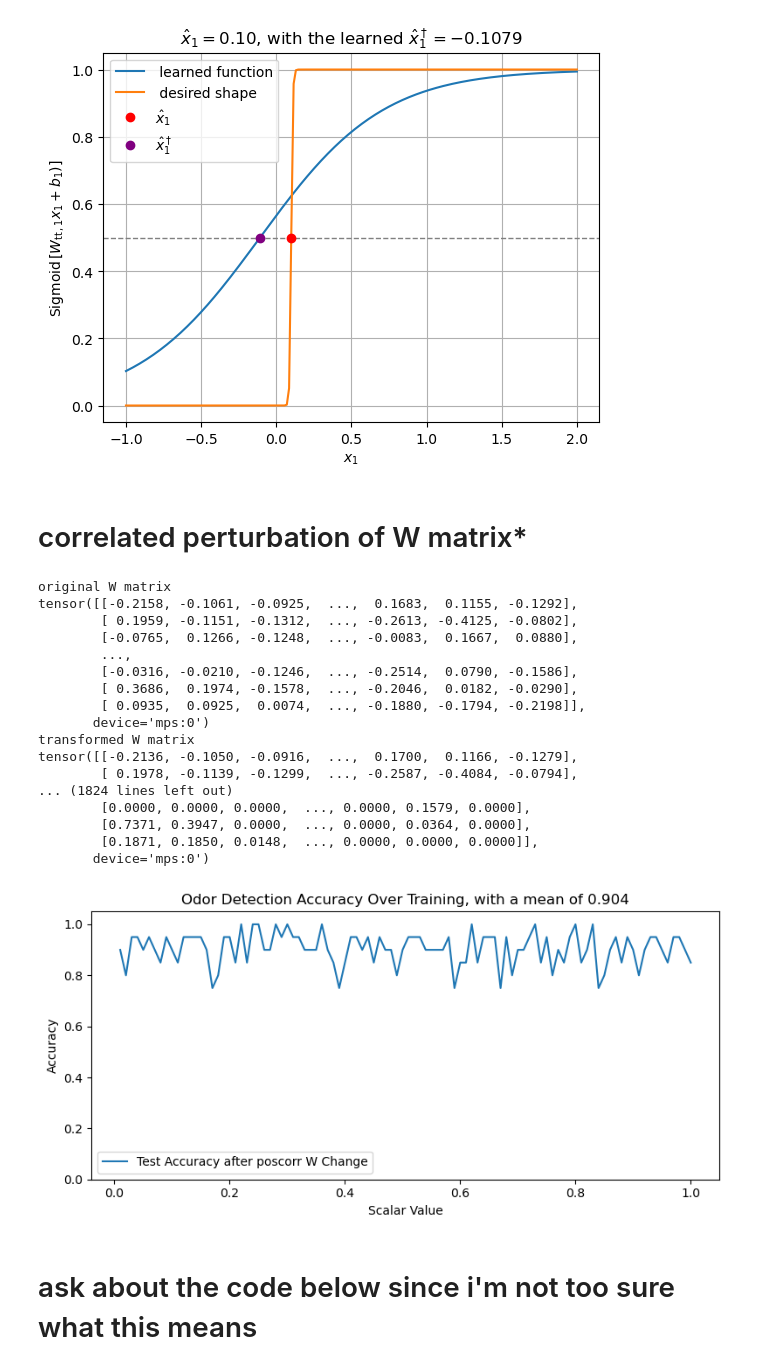
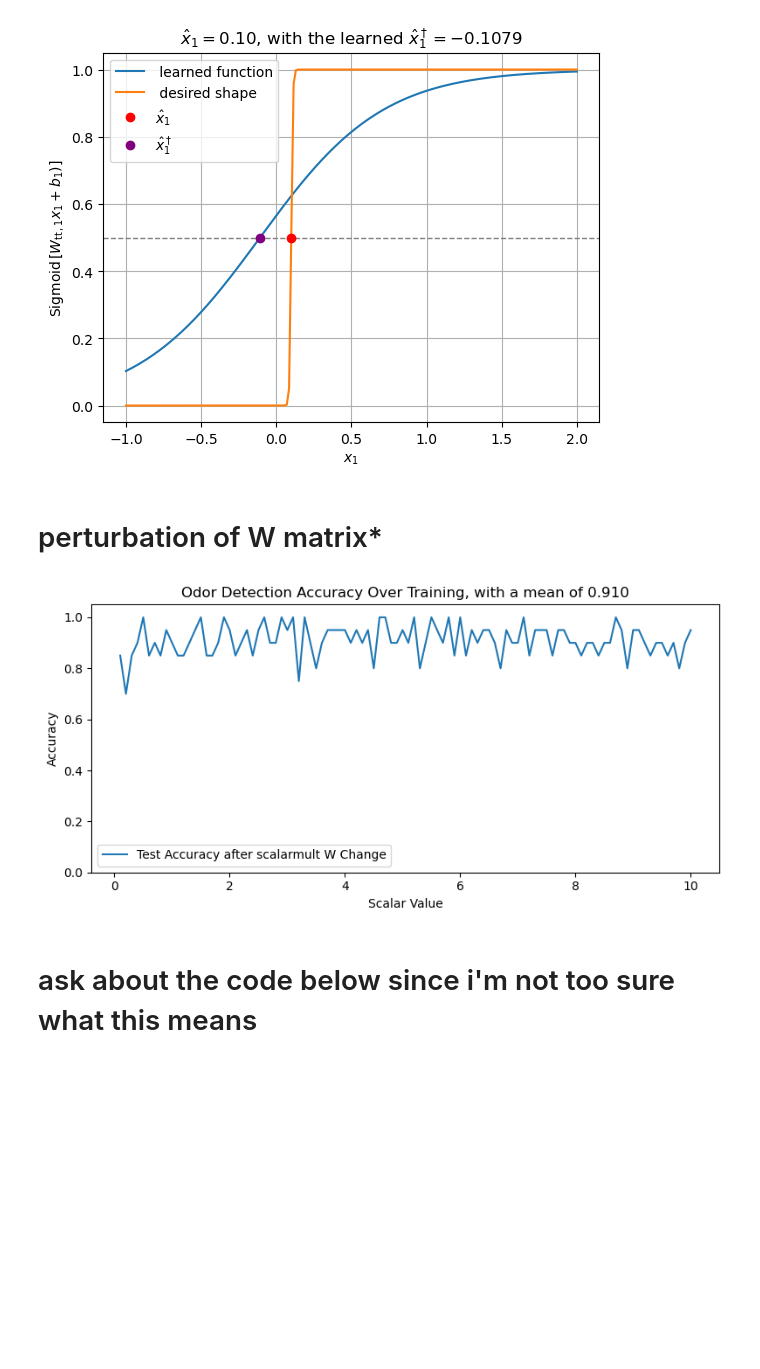
Before and after one commit to EricYXu/Murthy_NeuralNetwork, a Jupyter notebook: 2_sorted_out_variant_one_layer/enose_odor_detection_eric.ipynb, the cells around one changed output. Drawn from its saved outputs; the diff is of its cells as text; code cells hidden in the pictures; blank space fills up the shorter version.

Commit message:
Added more W matrix perturbation results

```diff
--- a/2_sorted_out_variant_one_layer/enose_odor_detection_eric.ipynb
+++ b/2_sorted_out_variant_one_layer/enose_odor_detection_eric.ipynb
@@ -341,111 +348,100 @@ plt.show()
 # %% [output]
 [figure]
 # %% [markdown]
-# correlated perturbation of W matrix*
+# perturbation of W matrix*
 # %%
 scalars = np.arange(0.1,10.1,0.1).tolist()
 corr_scalars = np.arange(0.01, 1.01, 0.01).tolist()
 poscorr_perturb_accuracies = torch.zeros(len(scalars))
 randn_perturb_accuracies = torch.zeros(len(scalars))
 scalarmult_perturb_accuracies = torch.zeros(len(scalars))
+uncorr_perturb_accuracies = torch.zeros(len(scalars))
 original_W = enose_network.W.clone() # original odorant-to-measurement matrix W
 
-# # iterate over magnitude of scalar multiplication
-# for idx,scalar in enumerate(scalars):
 
-#     # change W matrix
-#     enose_network.W = (original_W * scalar).to(device)
+# iterate the same number of times but for random re-initializations
+for idx,scalar in enumerate(scalars):
 
-#     # evaluate test accuracy of NN
-#     scalarmult_perturb_accuracies[idx] = network.eval_model_accuracy(enose_network, test_conc, test_labels, num_data, num_training, test_batch_size, device)
+    # change W matrix in the positive direction
+    enose_network.W = torch.randn(enose_network.W.shape[0], enose_network.W.shape[1]).to(device)
+
+    # evaluate test accuracy of NN
+    randn_perturb_accuracies[idx] = network.eval_model_accuracy(enose_network, test_conc, test_labels, num_data, num_training, test_batch_size, device)
+
+
+# iterate over magnitude of scalar multiplication
+for idx,scalar in enumerate(scalars):
+
+    # change W matrix
+    enose_network.W = (original_W * scalar).to(device)
+
+    # evaluate test accuracy of NN
+    scalarmult_perturb_accuracies[idx] = network.eval_model_accuracy(enose_network, test_conc, test_labels, num_data, num_training, test_batch_size, device)
 
 
 # iterate over magnitude of positively-correlated noise
 for idx,percent in enumerate(corr_scalars):
 
     # change W matrix in the positive direction
-    print("original W matrix")
-    print(original_W)
-
     enose_network.W = (torch.abs(original_W) * percent + original_W).to(device)
-
-    print("transformed W matrix")
-    print(enose_network.W)
 
     # evaluate test accuracy of NN
     poscorr_perturb_accuracies[idx] = network.eval_model_accuracy(enose_network, test_conc, test_labels, num_data, num_training, test_batch_size, device)
 
+# iterate over magnitude of positively-uncorrelated noise
+for idx,percent in enumerate(corr_scalars):
 
-# # iterate the same number of times but for random re-initializations
-# for idx,scalar in enumerate(scalars):
+    # change W matrix in either positive or negative direction
+    random_int_tensor = (2 * torch.randint(0,2,(original_W.shape[0], original_W.shape[1])) - 1).to(device)
+    enose_network.W = (torch.abs(original_W) * random_int_tensor * percent + original_W).to(device)
 
-#     # change W matrix in the positive direction
-#     enose_network.W = torch.randn(enose_network.W.shape[0], enose_network.W.shape[1]).to(device)
-
-#     # evaluate test accuracy of NN
-#     randn_perturb_accuracies[idx] = network.eval_model_accuracy(enose_network, test_conc, test_labels, num_data, num_training, test_batch_size, device)
-
+    # evaluate test accuracy of NN
+    poscorr_perturb_accuracies[idx] = network.eval_model_accuracy(enose_network, test_conc, test_labels, num_data, num_training, test_batch_size, device)
 
 scalarmult_mean_accuracy = torch.mean(scalarmult_perturb_accuracies)
 poscorr_mean_accuracy = torch.mean(poscorr_perturb_accuracies)
+pos_uncorr_mean_accuracy = torch.mean(uncorr_perturb_accuracies)
 randn_mean_accuracy = torch.mean(randn_perturb_accuracies)
+
 
 
 # plots to view
 for change_type in range(0,1):
     plt.figure(figsize=(8, 4))
-    change_type_str = "poscorr"
+    change_type_str = "scalarmult"
     plot_mean_accuracy = 0
-    plot_accuracy_vec = poscorr_perturb_accuracies
-    plot_scalars = corr_scalars
-    plot_mean_accuracy = poscorr_mean_accuracy
+    plot_accuracy_vec = scalarmult_perturb_accuracies
+    plot_scalars = scalars
+    plot_mean_accuracy = scalarmult_mean_accuracy
 
     # if change_type == 0:
     #     change_type_str = "randn"
     #     plot_mean_accuracy = randn_mean_accuracy
     #     plot_accuracy_vec = randn_perturb_accuracies
     # elif change_type == 1:
     #     change_type_str = "scalarmult"
     #     plot_mean_accuracy = scalarmult_mean_accuracy
     #     plot_accuracy_vec = scalarmult_perturb_accuracies
     # elif change_type == 2:
     #     change_type_str = "poscorr"
     #     plot_mean_accuracy = poscorr_mean_accuracy
     #     plot_accuracy_vec = poscorr_perturb_accuracies
     #     plot_scalars = corr_scalars
 
     plt.plot(plot_scalars, plot_accuracy_vec, label='Test Accuracy after ' + change_type_str + ' W Change')
     plt.xlabel("Scalar Value")
     plt.ylabel("Accuracy")
     plt.title(f"Odor Detection Accuracy Over Training, with a mean of {plot_mean_accuracy:.3f}")
     plt.ylim(0, 1.05)
     # plt.grid(True)
     plt.legend()
     plt.tight_layout()
     if store_image:
         fig_folder = '/Users/ericxu/Documents/Github/Murthy_NeuralNetwork/2_sorted_out_variant_one_layer/eric_weight_perturb_figures'
         plt.savefig(f"{fig_folder}/" + change_type_str + "_perturb_accuracy.pdf")
-
     plt.show()
 # %% [output]
-original W matrix
-tensor([[-0.2158, -0.1061, -0.0925,  ...,  0.1683,  0.1155, -0.1292],
-        [ 0.1959, -0.1151, -0.1312,  ..., -0.2613, -0.4125, -0.0802],
-        [-0.0765,  0.1266, -0.1248,  ..., -0.0083,  0.1667,  0.0880],
-        ...,
-        [-0.0316, -0.0210, -0.1246,  ..., -0.2514,  0.0790, -0.1586],
-        [ 0.3686,  0.1974, -0.1578,  ..., -0.2046,  0.0182, -0.0290],
-        [ 0.0935,  0.0925,  0.0074,  ..., -0.1880, -0.1794, -0.2198]],
-       device='mps:0')
-transformed W matrix
-tensor([[-0.2136, -0.1050, -0.0916,  ...,  0.1700,  0.1166, -0.1279],
-        [ 0.1978, -0.1139, -0.1299,  ..., -0.2587, -0.4084, -0.0794],
-... (1824 lines left out)
-        [0.0000, 0.0000, 0.0000,  ..., 0.0000, 0.1579, 0.0000],
-        [0.7371, 0.3947, 0.0000,  ..., 0.0000, 0.0364, 0.0000],
-        [0.1871, 0.1850, 0.0148,  ..., 0.0000, 0.0000, 0.0000]],
-       device='mps:0')
-[figure, old version]
+[figure, new version]
 # %% [markdown]
 # ask about the code below since i'm not too sure what this means
 # %% [markdown]
```
Also changed, not shown: parts of 5 cells of this notebook, 17 other files.
